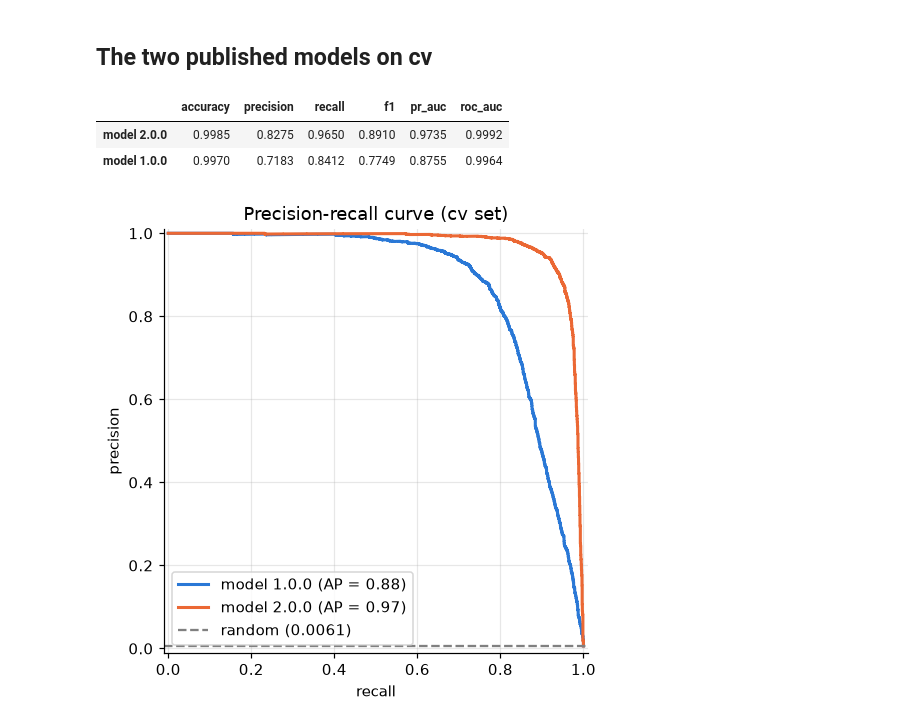
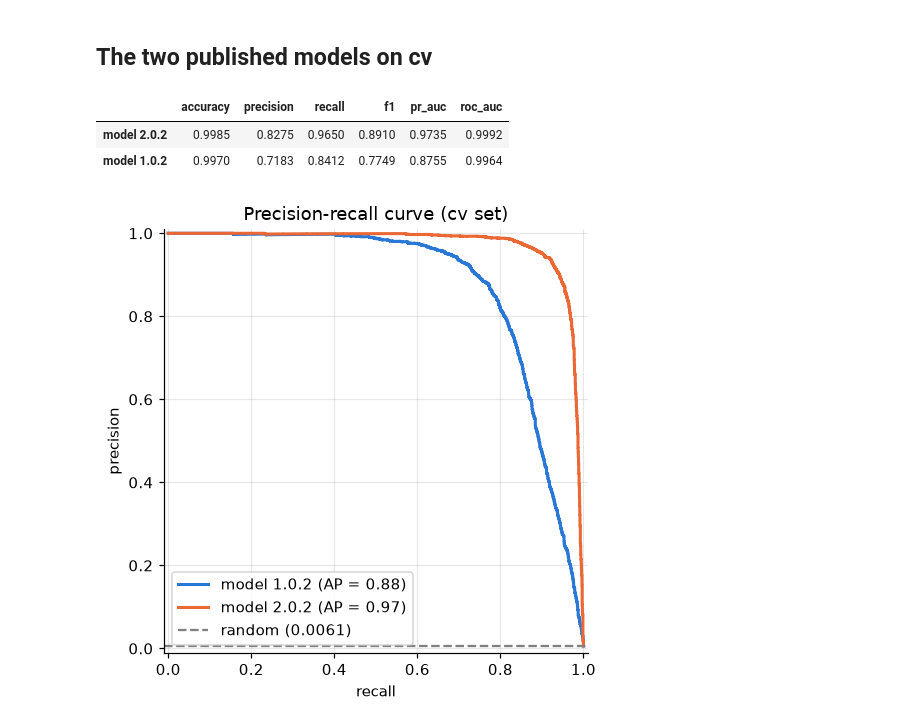
Before and after one commit to felipersas/fraud-detection, a Jupyter notebook: training/notebooks/05_card_history.ipynb, the cells around one changed output. Saved outputs shown, nothing was run; the diff lists cells and outputs as text; code cells hidden in the pictures.

```diff
--- a/training/notebooks/05_card_history.ipynb
+++ b/training/notebooks/05_card_history.ipynb
@@ -69,14 +69,14 @@ A fraudulent purchase typically follows about three large purchases and three ni
 # %% [markdown]
 ## The two published models on cv
 # %%
-models = {version: FraudModel.load(ROOT.parent / "models" / version) for version in ["1.0.0", "2.0.0"]}
+models = {version: FraudModel.load(ROOT.parent / "models" / version) for version in ["1.0.2", "2.0.2"]}
 y_cv = cv["is_fraud"].to_numpy()
 probs = {f"model {v}": m.predict_proba(cv) for v, m in models.items()}
 results_table({name: evaluate(y_cv, p) for name, p in probs.items()})
 # %% [output]
 |  | accuracy | precision | recall | f1 | pr_auc | roc_auc |
-| model 2.0.0 | 0.9985 | 0.8275 | 0.9650 | 0.8910 | 0.9735 | 0.9992 |
-| model 1.0.0 | 0.9970 | 0.7183 | 0.8412 | 0.7749 | 0.8755 | 0.9964 |
+| model 2.0.2 | 0.9985 | 0.8275 | 0.9650 | 0.8910 | 0.9735 | 0.9992 |
+| model 1.0.2 | 0.9970 | 0.7183 | 0.8412 | 0.7749 | 0.8755 | 0.9964 |
 # %%
 ax = plot_pr_curves(y_cv, probs)
 ax.figure.savefig(FIGURES / "pr_curve_v1_v2.png", bbox_inches="tight")
```
Also changed, not shown: parts of 6 cells of this notebook, 5 other files.
